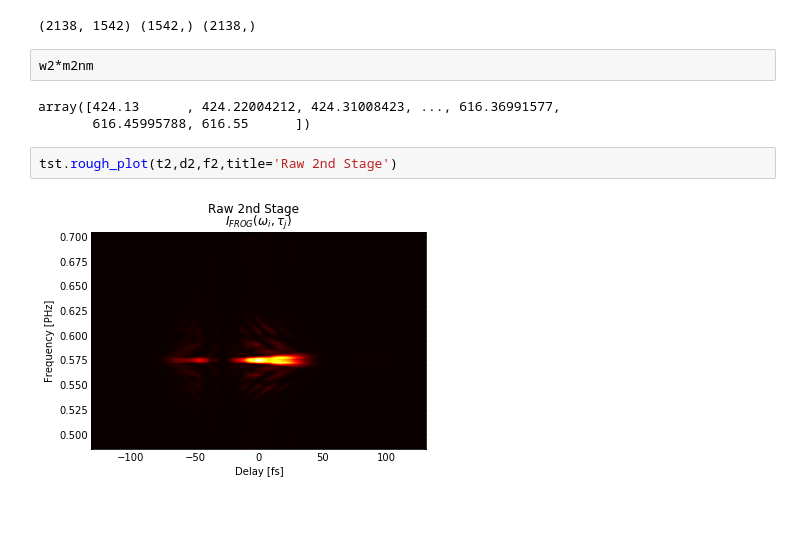
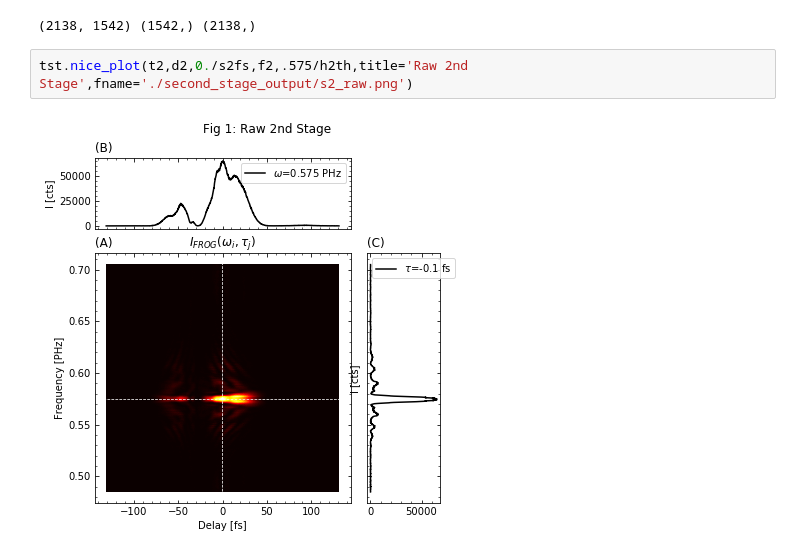
Before and after one commit to ChowdhuryGroup/FROG, a Jupyter notebook: processing4show.ipynb, the cells around one changed output. Cells and saved outputs as stored; diff of their text form; blank space fills up the shorter version.

```diff
--- a/processing4show.ipynb
+++ b/processing4show.ipynb
@@ -124,12 +170,7 @@ c2 = {
 print(t2.shape,d2.shape,w2.shape)
 # %% [output]
 (2138, 1542) (1542,) (2138,)
-# %%
-w2*m2nm
-# %% [output]
-array([424.13      , 424.22004212, 424.31008423, ..., 616.36991577,
-       616.45995788, 616.55      ])
 # %%
-tst.rough_plot(t2,d2,f2,title='Raw 2nd Stage')
+tst.nice_plot(t2,d2,0./s2fs,f2,.575/h2th,title='Raw 2nd Stage',fname='./second_stage_output/s2_raw.png')
 # %% [output]
-[figure, old version]
+[figure, new version]
```
Also changed, not shown: parts of 27 cells of this notebook, 7 other files.
